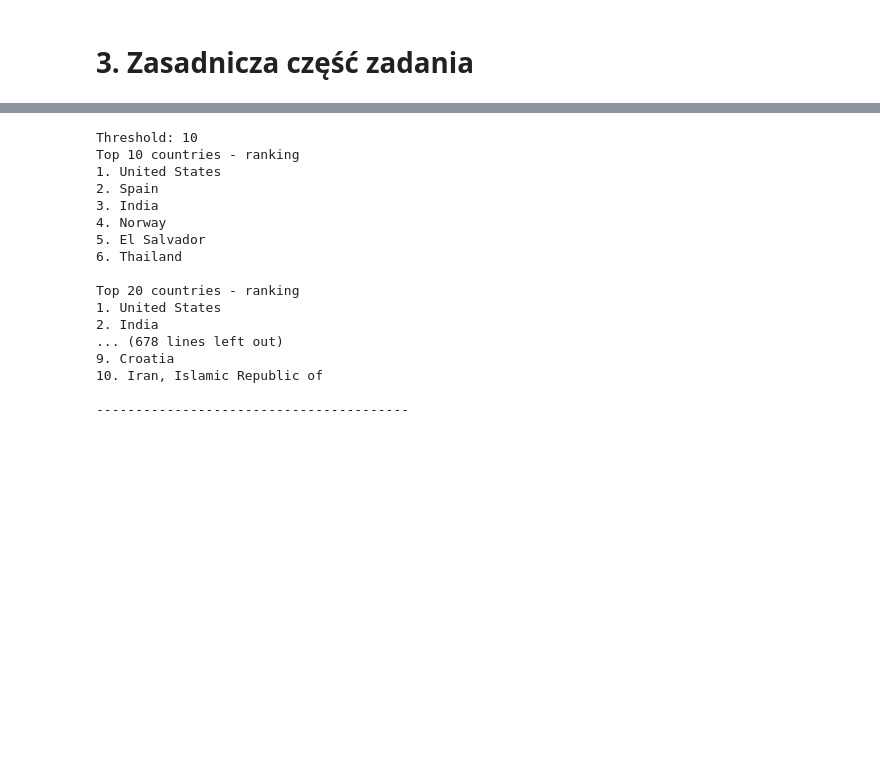
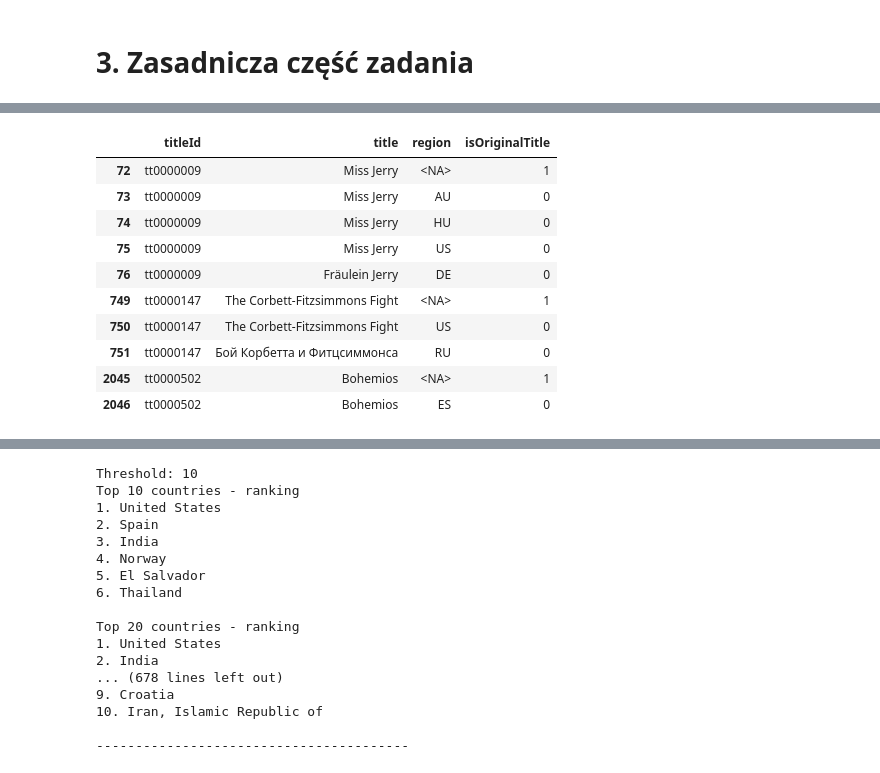
Before and after one commit to jakubweglowski/NPD-final-project, a Jupyter notebook: task1.ipynb, the cells around one changed output, grey strips where cells are left out. Saved outputs shown, nothing was run; the diff lists cells and outputs as text; code cells hidden in the pictures; blank space fills up the shorter version.

```diff
--- a/task1.ipynb
+++ b/task1.ipynb
@@ -114,3 +148,17 @@ df, df3 = load_dataframes(path1="data/title.akas.tsv.gz",
+# %%
+df.head(10)
+# %% [output]
+|  | titleId | title | region | isOriginalTitle |
+| 72 | tt0000009 | Miss Jerry | <NA> | 1 |
+| 73 | tt0000009 | Miss Jerry | AU | 0 |
+| 74 | tt0000009 | Miss Jerry | HU | 0 |
+| 75 | tt0000009 | Miss Jerry | US | 0 |
+| 76 | tt0000009 | Fräulein Jerry | DE | 0 |
+| 749 | tt0000147 | The Corbett-Fitzsimmons Fight | <NA> | 1 |
+| 750 | tt0000147 | The Corbett-Fitzsimmons Fight | US | 0 |
+| 751 | tt0000147 | Бой Корбетта и Фитцсиммонса | RU | 0 |
+| 2045 | tt0000502 | Bohemios | <NA> | 1 |
+| 2046 | tt0000502 | Bohemios | ES | 0 |
 # %%
 df_analysis = prepareDataset(df, df3)
 # %%
```
Also changed, not shown: parts of 9 cells of this notebook, 2 other files.
